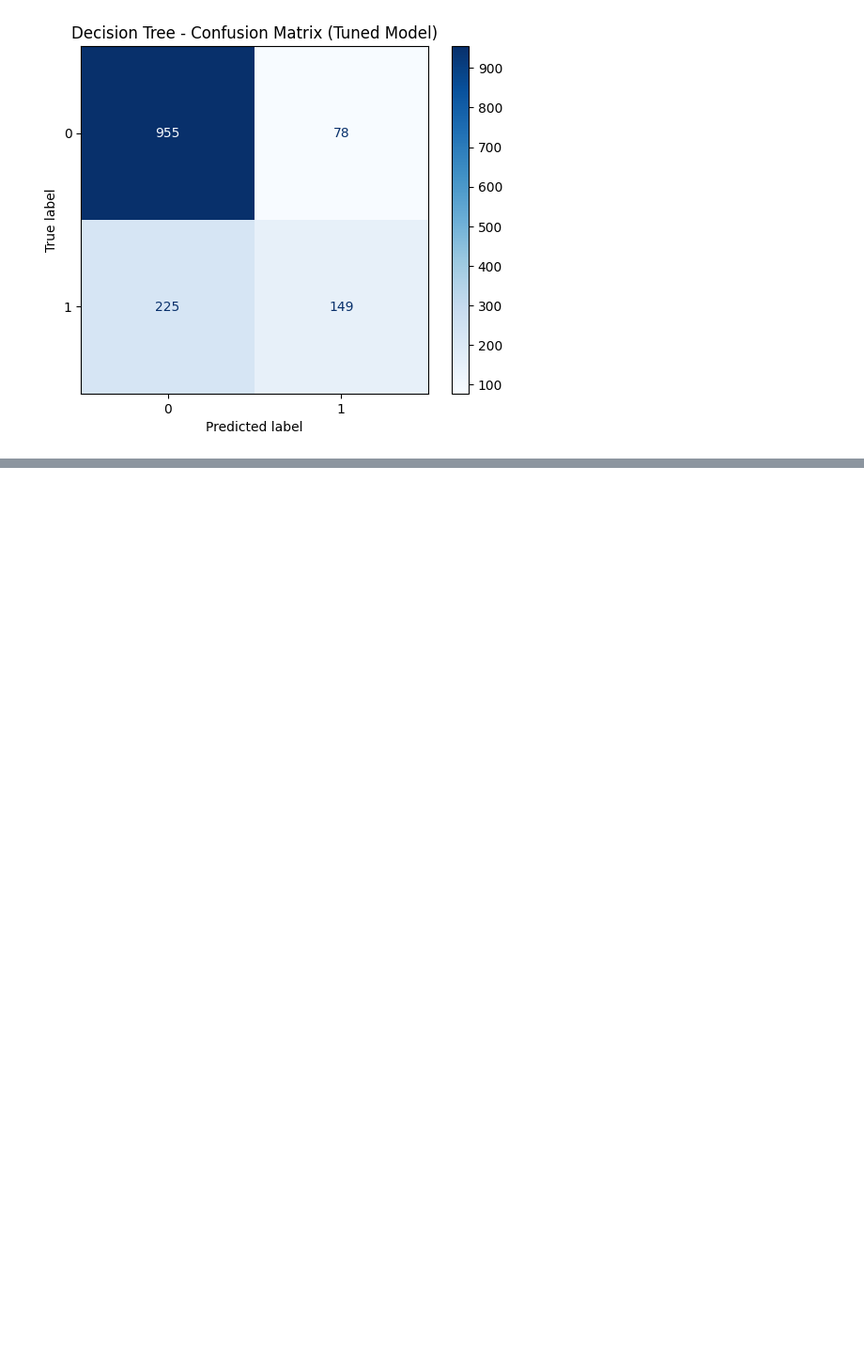
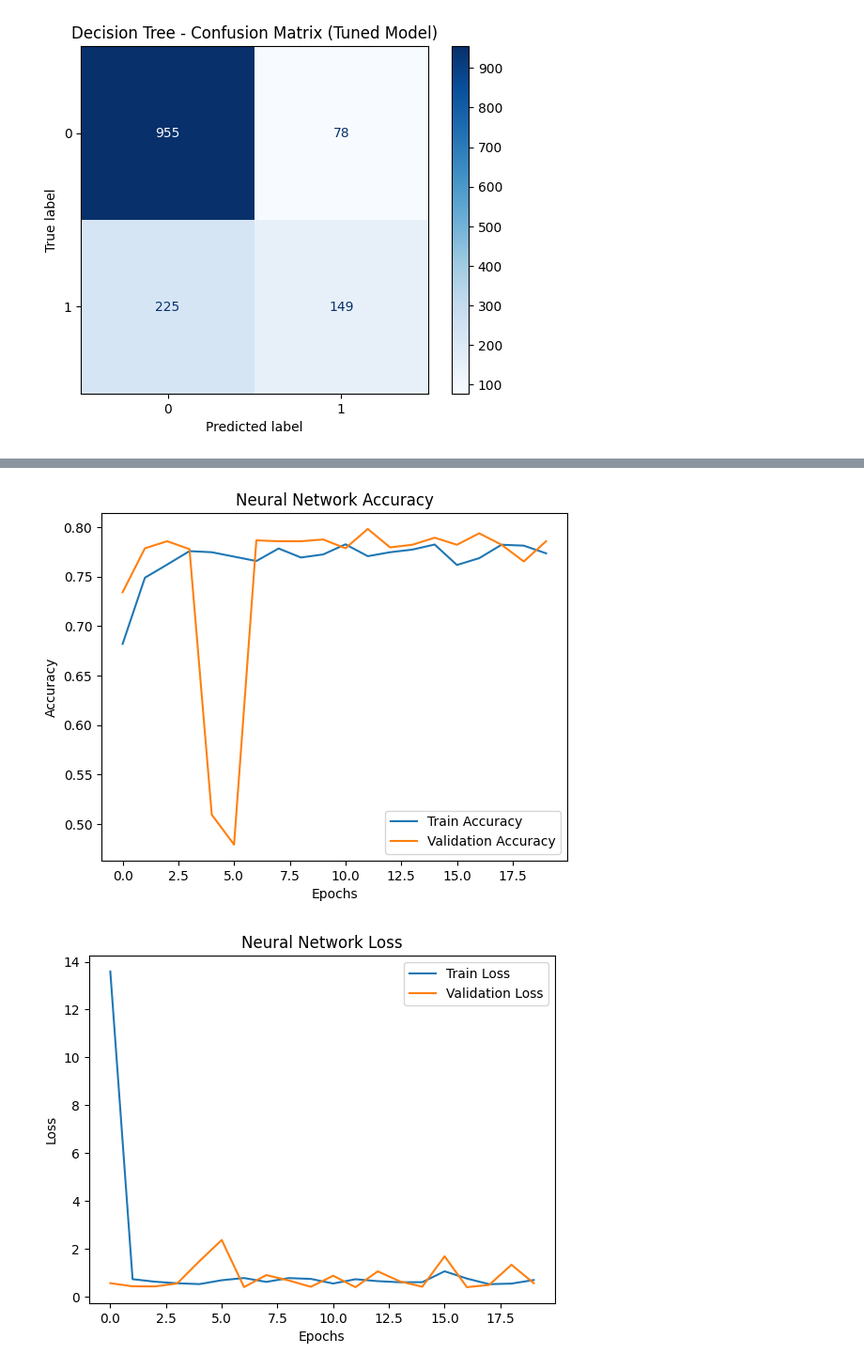
Before and after one commit to samhashiyam/MachineLearning, a Jupyter notebook: MLcwipynb.ipynb, the cells around one changed output, grey strips where cells are left out. Shown at 94% size. Drawn from its saved outputs; the diff is of its cells as text; code cells hidden in the pictures; blank space fills up the shorter version.

Commit message:
Base Neural Network model

```diff
--- a/MLcwipynb.ipynb
+++ b/MLcwipynb.ipynb
@@ -376,0 +381,17 @@ plt.show()
+# %%
+# Initialize the model
+model = tf.keras.models.Sequential()
+
+# INPUT + HIDDEN LAYER
+model.add(tf.keras.layers.Dense(32, activation='relu', input_shape=(X_train.shape[1],)))
+
+# OUTPUT LAYER
+model.add(tf.keras.layers.Dense(1, activation='sigmoid'))
+
+# Compile the model
+model.compile(optimizer='adam',
+              loss='binary_crossentropy',
+              metrics=['accuracy'])
+
+# Show the model summary
+model.summary()
@@ -376,0 +410,10 @@ plt.show()
+# %%
+#train the model
+history = model.fit(
+    X_train,
+    y_train,
+    epochs=20,
+    batch_size=32,
+    validation_split=0.2,
+    verbose=1
+)
@@ -376,0 +438,21 @@ plt.show()
+# %%
+#training curves
+
+plt.plot(history.history['accuracy'], label='Train Accuracy')
+plt.plot(history.history['val_accuracy'], label='Validation Accuracy')
+plt.title("Neural Network Accuracy")
+plt.xlabel("Epochs")
+plt.ylabel("Accuracy")
+plt.legend()
+plt.show()
+
+plt.plot(history.history['loss'], label='Train Loss')
+plt.plot(history.history['val_loss'], label='Validation Loss')
+plt.title("Neural Network Loss")
+plt.xlabel("Epochs")
+plt.ylabel("Loss")
+plt.legend()
+plt.show()
+# %% [output]
+[figure, added]
+[figure, added]
```
Also changed, not shown: parts of 6 cells of this notebook.
